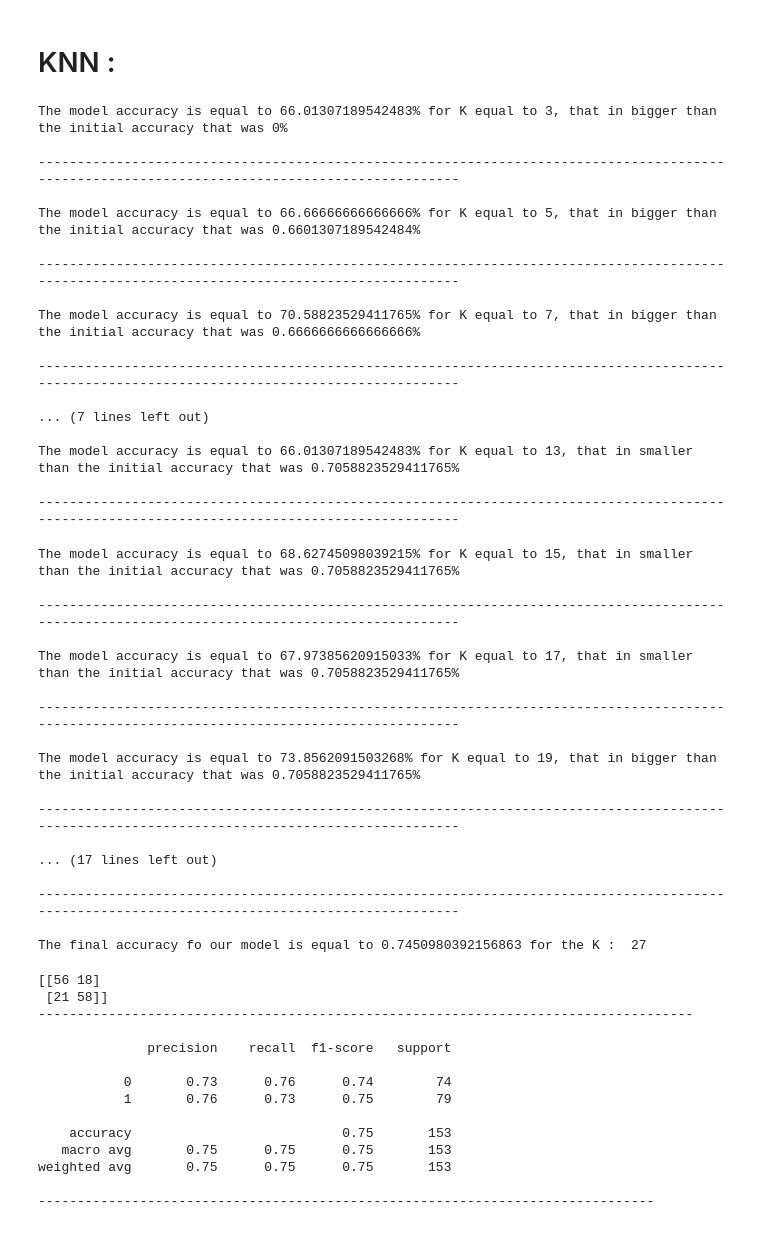
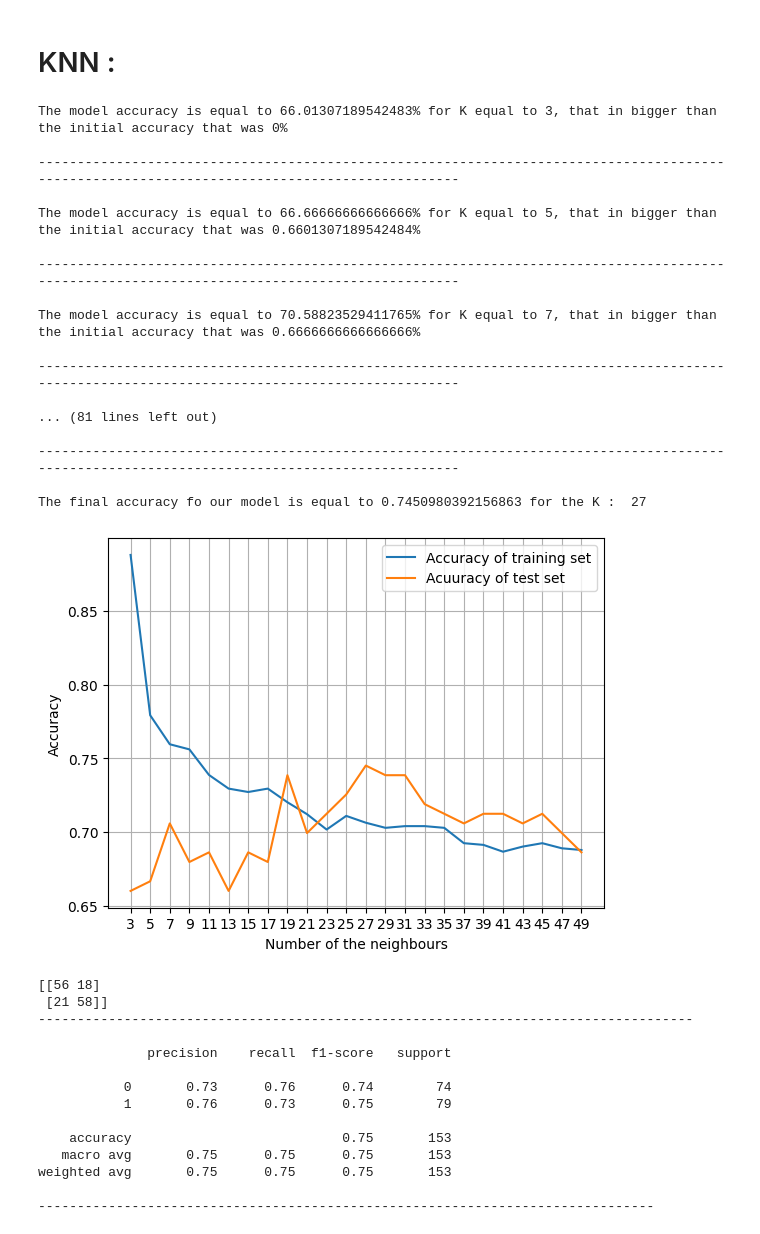
Before and after one commit to sntk-76/Classification-project-1, a Jupyter notebook: heart-disease.ipynb, the cells around one changed output. Cells and saved outputs as stored; diff of their text form; code cells hidden in the pictures.

Commit message:
finalize the project
In this step I just finalized the project and do some changes .

                 ............FINISH..........

```diff
--- a/heart-disease.ipynb
+++ b/heart-disease.ipynb
@@ -180,6 +180,11 @@ def model_application(X,Y,model):
 
 def knn(X,Y,k) :
 
+    Training_acc_list = []
+
+    test_acc_list = []
+
+
     initial_accuracy = 0
 
     X_train,X_test,Y_train,Y_test = train_test_split(X,Y,test_size=0.15,random_state=0)
@@ -190,11 +195,15 @@ def knn(X,Y,k) :
 
         model = KNeighborsClassifier(n_neighbors=k)
 
-        model.fit(X_train,Y_train)
+        model.fit(X_train,Y_train.ravel())
 
         Y_prediction = model.predict(X_test)
 
         final_accuracy = accuracy_score(Y_test,Y_prediction)
+
+        Training_acc_list.append(model.score(X_train,Y_train))
+
+        test_acc_list.append(model.score(X_test,Y_test))
 
         if final_accuracy > initial_accuracy :
 
@@ -217,6 +226,20 @@ def knn(X,Y,k) :
             print('----------------------------------------------------------------------------------------------------------------------------------------------\n')
 
     print(f'The final accuracy fo our model is equal to {initial_accuracy} for the K :  {final_k}')
+
+    plt.plot(k_values,Training_acc_list,label = 'Accuracy of training set')
+
+    plt.plot(k_values,test_acc_list,label = 'Acuuracy of test set')
+
+    plt.xlabel('Number of the neighbours')
+
+    plt.ylabel('Accuracy')
+
+    plt.xticks(ticks=k_values)
+
+    plt.grid()
+
+    plt.legend()
 
     return model,final_k,final_X_train,final_X_test,final_Y_train,final_Y_test,final_Y_prediction
 
@@ -541,42 +554,26 @@ The number of the data in each fold is equal to 86
 # %% [markdown]
 # KNN :
 # %%
-model,k,X_train,X_test,Y_train,Y_test,Y_prediction = knn(X=X,Y=Y,k=30)
+model,k,X_train,X_test,Y_train,Y_test,Y_prediction = knn(X=X,Y=Y,k=50)
 # %% [output]
 The model accuracy is equal to 66.01307189542483% for K equal to 3, that in bigger than the initial accuracy that was 0%
 
 ----------------------------------------------------------------------------------------------------------------------------------------------
 
 The model accuracy is equal to 66.66666666666666% for K equal to 5, that in bigger than the initial accuracy that was 0.6601307189542484%
 
 ----------------------------------------------------------------------------------------------------------------------------------------------
 
 The model accuracy is equal to 70.58823529411765% for K equal to 7, that in bigger than the initial accuracy that was 0.6666666666666666%
 
 ----------------------------------------------------------------------------------------------------------------------------------------------
 
-... (7 lines left out)
-
-The model accuracy is equal to 66.01307189542483% for K equal to 13, that in smaller than the initial accuracy that was 0.7058823529411765%
+... (81 lines left out)
 
 ----------------------------------------------------------------------------------------------------------------------------------------------
+
+The final accuracy fo our model is equal to 0.7450980392156863 for the K :  27
-The model accuracy is equal to 68.62745098039215% for K equal to 15, that in smaller than the initial accuracy that was 0.7058823529411765%
-
-----------------------------------------------------------------------------------------------------------------------------------------------
-
-The model accuracy is equal to 67.97385620915033% for K equal to 17, that in smaller than the initial accuracy that was 0.7058823529411765%
-
-----------------------------------------------------------------------------------------------------------------------------------------------
-
-The model accuracy is equal to 73.8562091503268% for K equal to 19, that in bigger than the initial accuracy that was 0.7058823529411765%
-
-----------------------------------------------------------------------------------------------------------------------------------------------
-
-... (17 lines left out)
-
-----------------------------------------------------------------------------------------------------------------------------------------------
-
-The final accuracy fo our model is equal to 0.7450980392156863 for the K :  27
+[figure, added]
 # %%
 confusion_evaluation(Y_test=Y_test,Y_prediction=Y_prediction)
 # %% [output]
```
Also changed, not shown: parts of 2 cells of this notebook.
